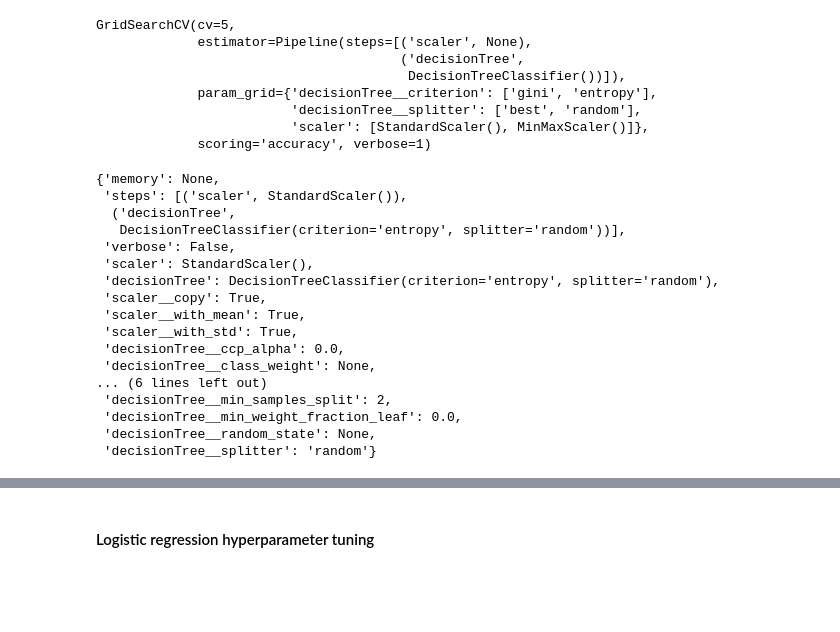
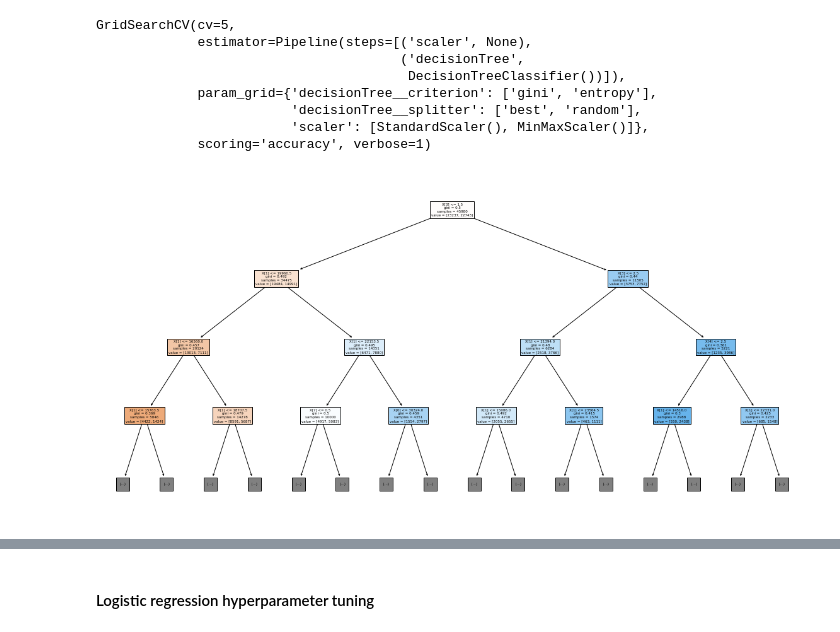
Before and after one commit to FabianAndersson17/Machinelearning-Fabian-Andersson, a Jupyter notebook: Labs/Machine-learning.ipynb, the cells around one changed output, grey strips where cells are left out. Saved outputs shown, nothing was run; the diff lists cells and outputs as text; code cells hidden in the pictures; blank space fills up the shorter version.

```diff
--- a/Labs/Machine-learning.ipynb
+++ b/Labs/Machine-learning.ipynb
@@ -699,23 +700,9 @@ GridSearchCV(cv=5,
                          'decisionTree__splitter': ['best', 'random'],
                          'scaler': [StandardScaler(), MinMaxScaler()]},
              scoring='accuracy', verbose=1)
-# %%
-classifier_DT.best_estimator_.get_params()
-# %% [output]
-{'memory': None,
- 'steps': [('scaler', StandardScaler()),
-  ('decisionTree',
-   DecisionTreeClassifier(criterion='entropy', splitter='random'))],
- 'verbose': False,
- 'scaler': StandardScaler(),
- 'decisionTree': DecisionTreeClassifier(criterion='entropy', splitter='random'),
- 'scaler__copy': True,
- 'scaler__with_mean': True,
- 'scaler__with_std': True,
- 'decisionTree__ccp_alpha': 0.0,
- 'decisionTree__class_weight': None,
-... (6 lines left out)
- 'decisionTree__min_samples_split': 2,
- 'decisionTree__min_weight_fraction_leaf': 0.0,
- 'decisionTree__random_state': None,
- 'decisionTree__splitter': 'random'}
+# %%
+plt.figure(figsize=(20, 10))
+tree.plot_tree(pipeline_DT["decisionTree"], max_depth= 3, filled=True);
+plt.savefig("Decision_tree.png")
+# %% [output]
+[figure, added]
```
Also changed, not shown: parts of 12 cells of this notebook.
